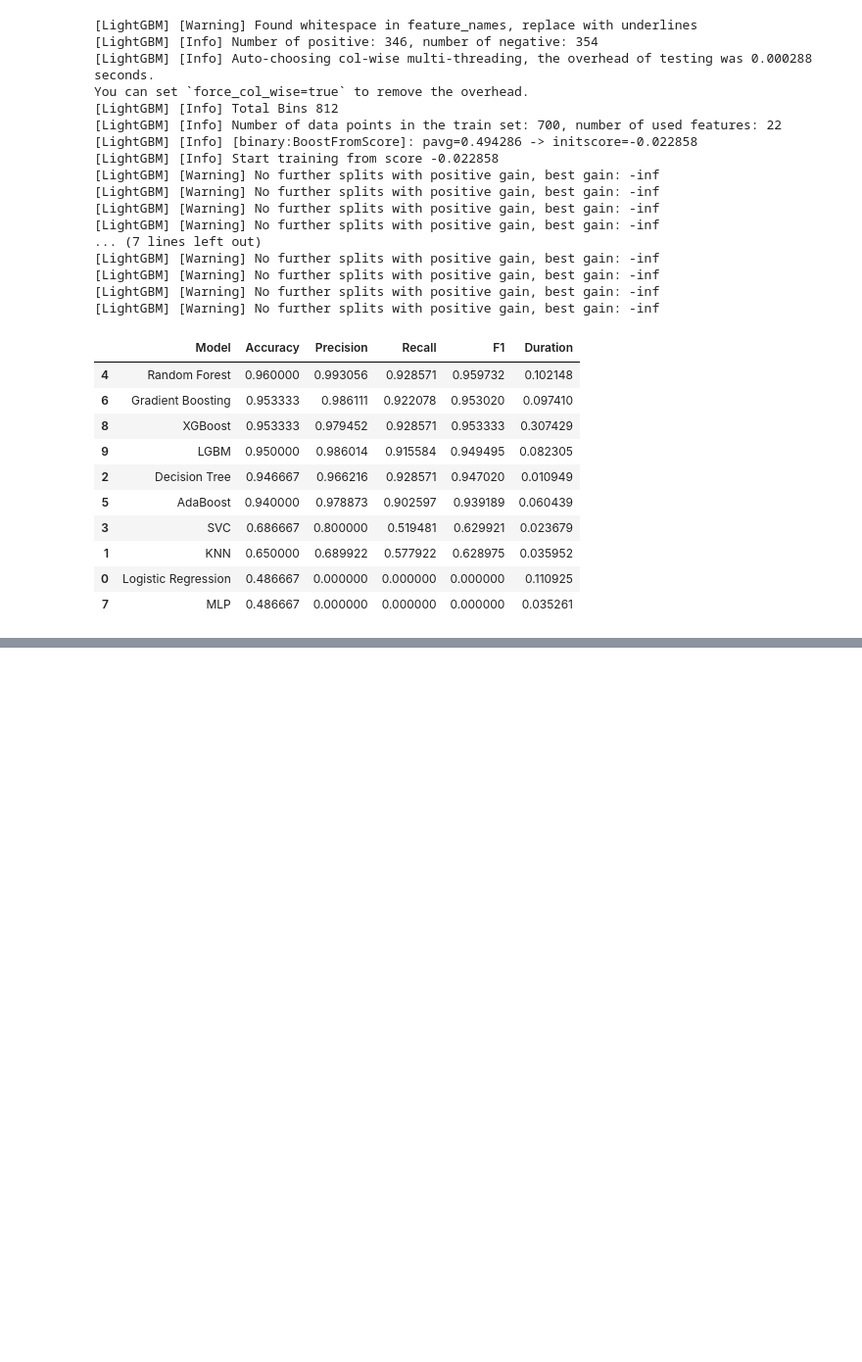
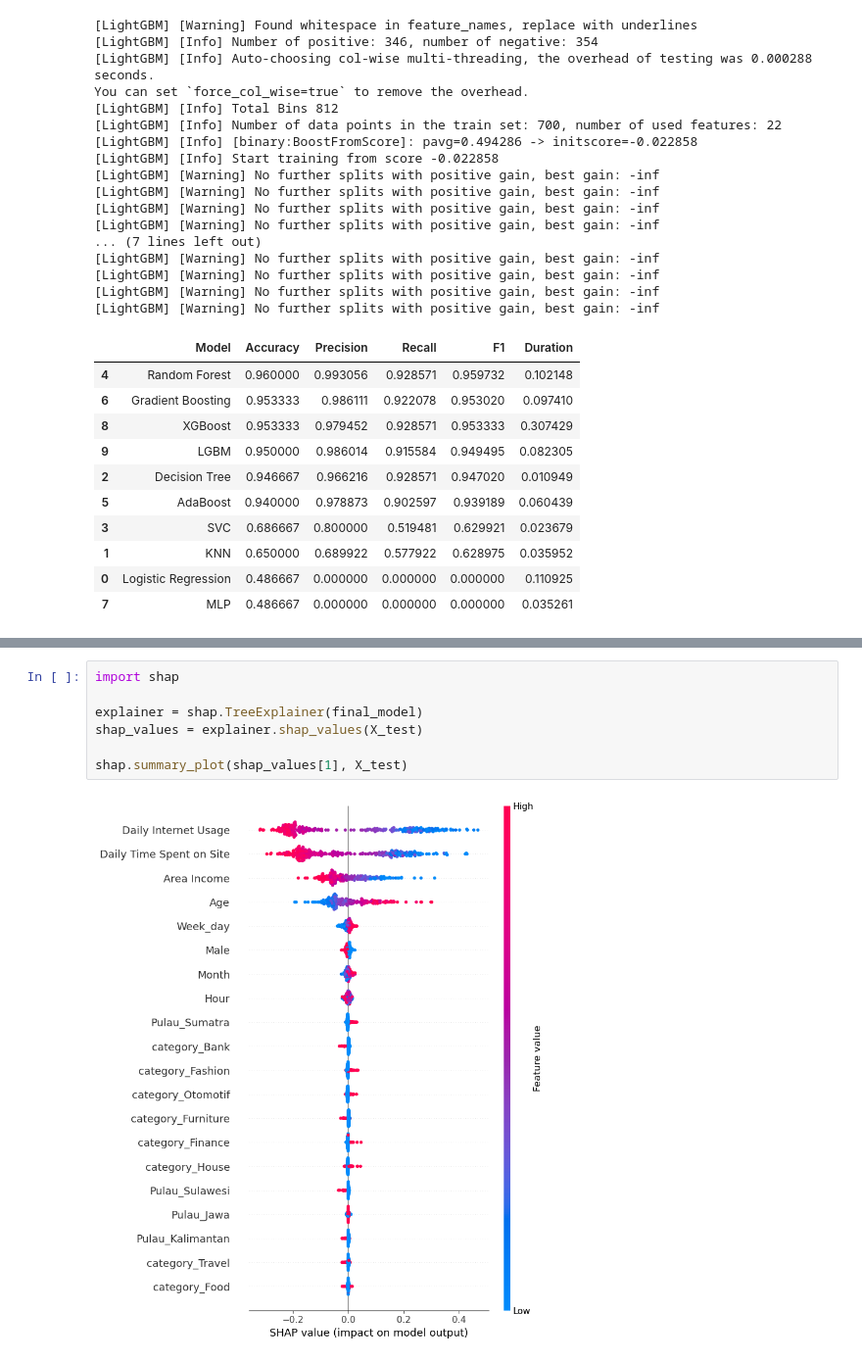
Before and after one commit to imalfunadam/Predict-Customer-Clicked-Ads-Classification-By-Using-Machine-Learning, a Jupyter notebook: Predict-Customer-Clicked-Ads-Classification.ipynb, the cells around one changed output, grey strips where cells are left out. Shown at 98% size. Cells and saved outputs as stored; diff of their text form; blank space fills up the shorter version.

```diff
--- a/Predict-Customer-Clicked-Ads-Classification.ipynb
+++ b/Predict-Customer-Clicked-Ads-Classification.ipynb
@@ -792,0 +876,9 @@ You can set `force_col_wise=true` to remove the overhead.
+# %%
+import shap
+
+explainer = shap.TreeExplainer(final_model)
+shap_values = explainer.shap_values(X_test)
+
+shap.summary_plot(shap_values[1], X_test)
+# %% [output]
+[figure, added]
```
Also changed, not shown: parts of 9 cells of this notebook, 1 other file.
